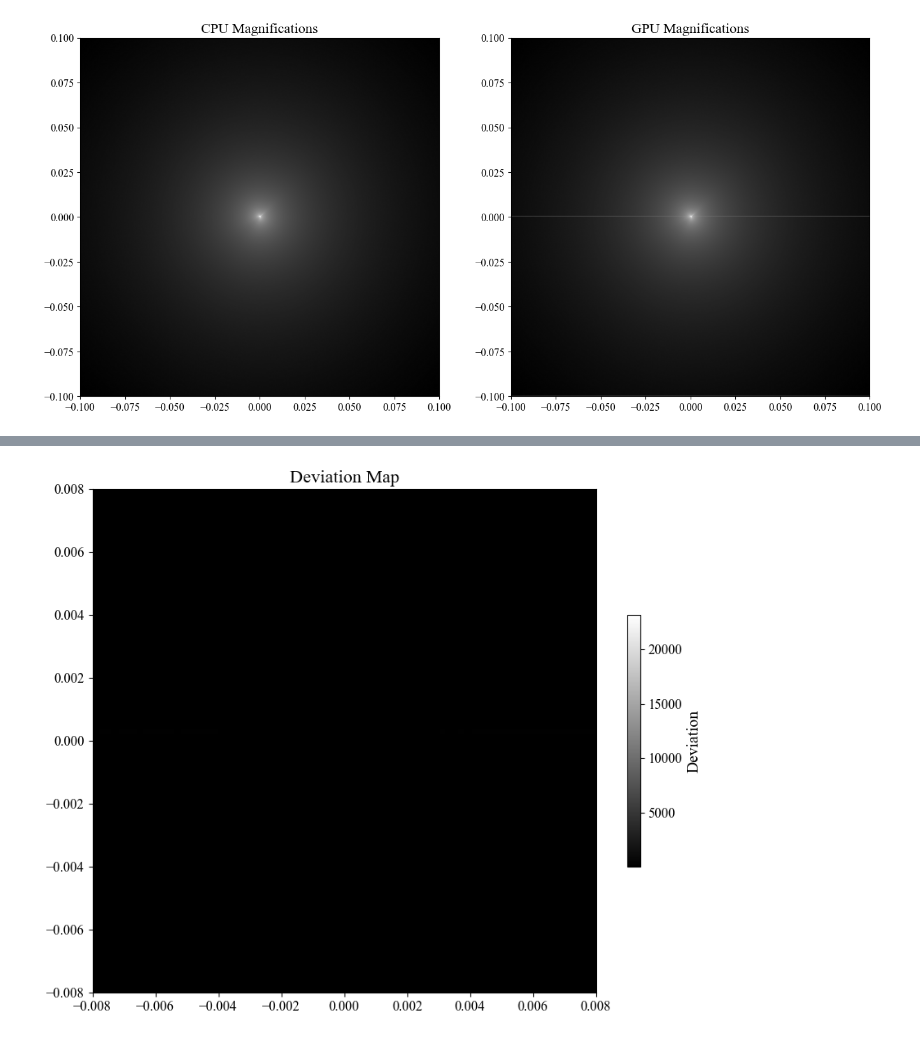
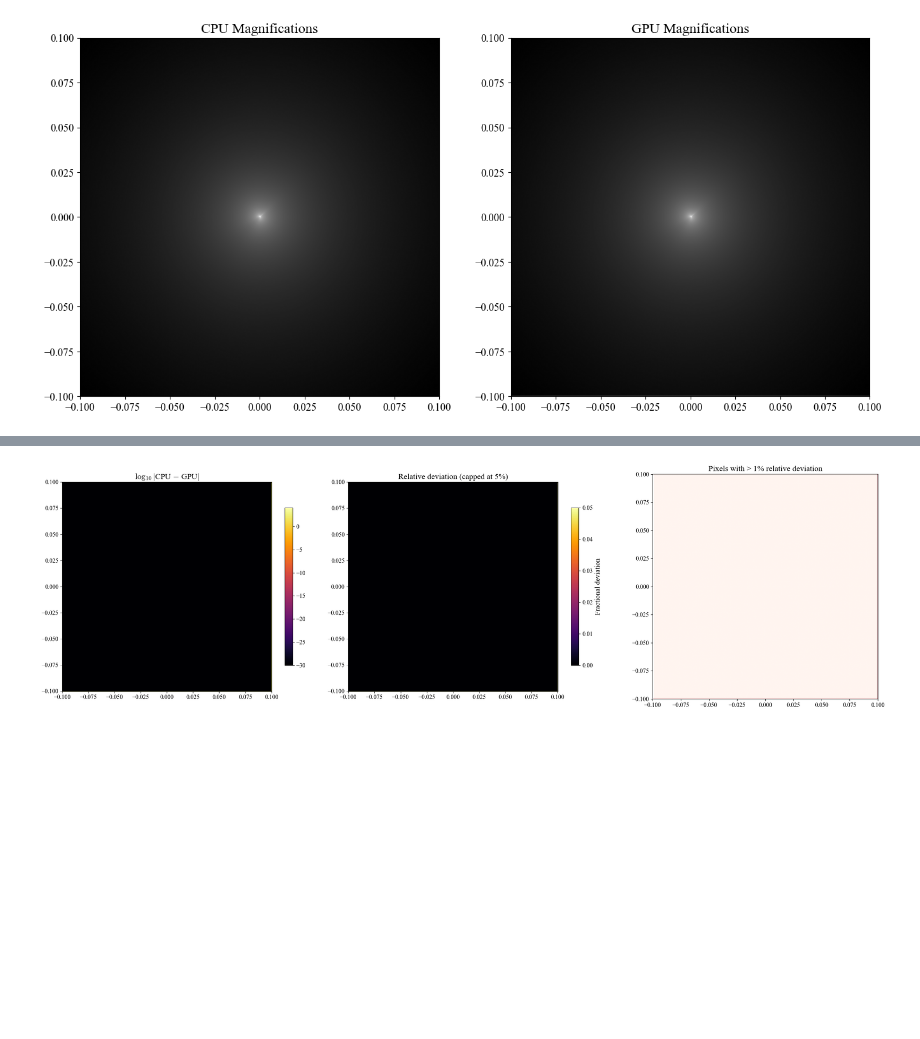
Before and after one commit to saividyud/NBLens, a Jupyter notebook: Unity Analysis/Part 5/CPU_GPU_checker.ipynb, the cells around one changed output, grey strips where cells are left out. Saved outputs shown, nothing was run; the diff lists cells and outputs as text; code cells hidden in the pictures; blank space fills up the shorter version.

```diff
--- a/Unity Analysis/Part 5/CPU_GPU_checker.ipynb
+++ b/Unity Analysis/Part 5/CPU_GPU_checker.ipynb
@@ -557,7 +557,7 @@ Maximum source radius: 0.005273437499999999
 Minimum source radius: 5.2734374999999986e-05
 # %%
 triple_cpu = IRSC.caustic_reader('./Data Files/triple_sim_cpu.pkl')
-triple_gpu = IRSC.caustic_reader('./Data Files/triple_sim_gpu.pkl')
+triple_gpu = IRSC.caustic_reader('./Data Files/triple_sim_gpu2.pkl')
 
 cpu_magnifications = triple_cpu.magnifications
 gpu_magnifications = triple_gpu.magnifications
@@ -610,21 +610,72 @@ plt.show()
 # %% [output]
 [figure]
 # %%
-# Plot deviation map
-fig = plt.figure(figsize=(10, 8))
-ax = fig.add_subplot()
+extent = [
+    -triple_cpu.ang_width/2 - triple_cpu.ang_res/2,
+     triple_cpu.ang_width/2 + triple_cpu.ang_res/2,
+    -triple_cpu.ang_width/2 - triple_cpu.ang_res/2,
+     triple_cpu.ang_width/2 + triple_cpu.ang_res/2,
+]
 
-deviation_map = np.abs(cpu_magnifications - gpu_magnifications)
+abs_diff = np.abs(cpu_magnifications - gpu_magnifications)
 
-img = ax.imshow(deviation_map, cmap='gray', extent=[-triple_cpu.ang_width/2 - triple_cpu.ang_res/2, triple_cpu.ang_width/2 + triple_cpu.ang_res/2, -triple_cpu.ang_width/2 - triple_cpu.ang_res/2, triple_cpu.ang_width/2 + triple_cpu.ang_res/2])
-bar = fig.colorbar(img, ax=ax, shrink=0.5, pad=0.05)
+# Relative deviation, guarded against division by zero / near-zero
+safe_cpu = np.where(cpu_magnifications > 0, cpu_magnifications, np.nan)
+rel_deviation = abs_diff / safe_cpu
 
-ax.set_title('Deviation Map')
-bar.set_label('Deviation')
+# --- Diagnostics ---
+print(f"Pixels where CPU == GPU exactly: {np.sum(cpu_magnifications == gpu_magnifications)} / {cpu_magnifications.size}")
+print(f"Pixels where CPU == 0:           {np.sum(cpu_magnifications == 0)}")
+print(f"Pixels where GPU == 0:           {np.sum(gpu_magnifications == 0)}")
+print()
 
-view = triple_cpu.ang_width/25
-ax.set_xlim(-view, view)
-ax.set_ylim(-view, view)
+# Stats ignoring NaN (zero-CPU pixels)
+print(f"Relative deviation (ignoring zero-CPU pixels):")
+print(f"  max  = {np.nanmax(rel_deviation):.6f}  ({np.nanmax(rel_deviation)*100:.4f}%)")
+print(f"  mean = {np.nanmean(rel_deviation):.6f}  ({np.nanmean(rel_deviation)*100:.4f}%)")
+print(f"  median = {np.nanmedian(rel_deviation):.6f}")
+print()
 
+print(f"Absolute difference:")
+print(f"  max  = {np.max(abs_diff):.6f}")
+print(f"  mean = {np.mean(abs_diff):.6f}")
+print()
+
+# Location of the maximum relative deviation
+max_idx = np.unravel_index(np.nanargmax(rel_deviation), rel_deviation.shape)
+print(f"Max relative deviation at pixel {max_idx}")
+print(f"  CPU value = {cpu_magnifications[max_idx]:.6e}")
+print(f"  GPU value = {gpu_magnifications[max_idx]:.6e}")
+print(f"  abs diff  = {abs_diff[max_idx]:.6e}")
+print()
+
+# Location of the maximum absolute deviation
+max_abs_idx = np.unravel_index(np.argmax(abs_diff), abs_diff.shape)
+print(f"Max absolute deviation at pixel {max_abs_idx}")
+print(f"  CPU value = {cpu_magnifications[max_abs_idx]:.6e}")
+print(f"  GPU value = {gpu_magnifications[max_abs_idx]:.6e}")
+print(f"  abs diff  = {abs_diff[max_abs_idx]:.6e}")
+
+# --- Plots ---
+fig, axes = plt.subplots(1, 3, figsize=(24, 7))
+
+# 1) Absolute difference (log scale)
+log_abs = np.log10(abs_diff + 1e-30)
+im0 = axes[0].imshow(log_abs, cmap='inferno', extent=extent)
+fig.colorbar(im0, ax=axes[0], shrink=0.7)
+axes[0].set_title(r'$\log_{10}|$CPU $-$ GPU$|$')
+
+# 2) Relative deviation with capped color scale
+im1 = axes[1].imshow(rel_deviation, cmap='inferno', extent=extent, vmin=0, vmax=0.05)
+fig.colorbar(im1, ax=axes[1], shrink=0.7, label='Fractional deviation')
+axes[1].set_title('Relative deviation (capped at 5%)')
+
+# 3) Highlight pixels above 1% relative deviation
+highlight = np.zeros_like(rel_deviation)
+highlight[rel_deviation > 0.01] = 1.0
+im2 = axes[2].imshow(highlight, cmap='Reds', extent=extent, vmin=0, vmax=1)
+axes[2].set_title('Pixels with > 1% relative deviation')
+
+plt.tight_layout()
 plt.show()
 # %% [output]
@@ -631 +699 @@ plt.show()
-[figure, old version]
+[figure, new version]
```
Also changed, not shown: parts of 4 cells of this notebook, 3 other files.
